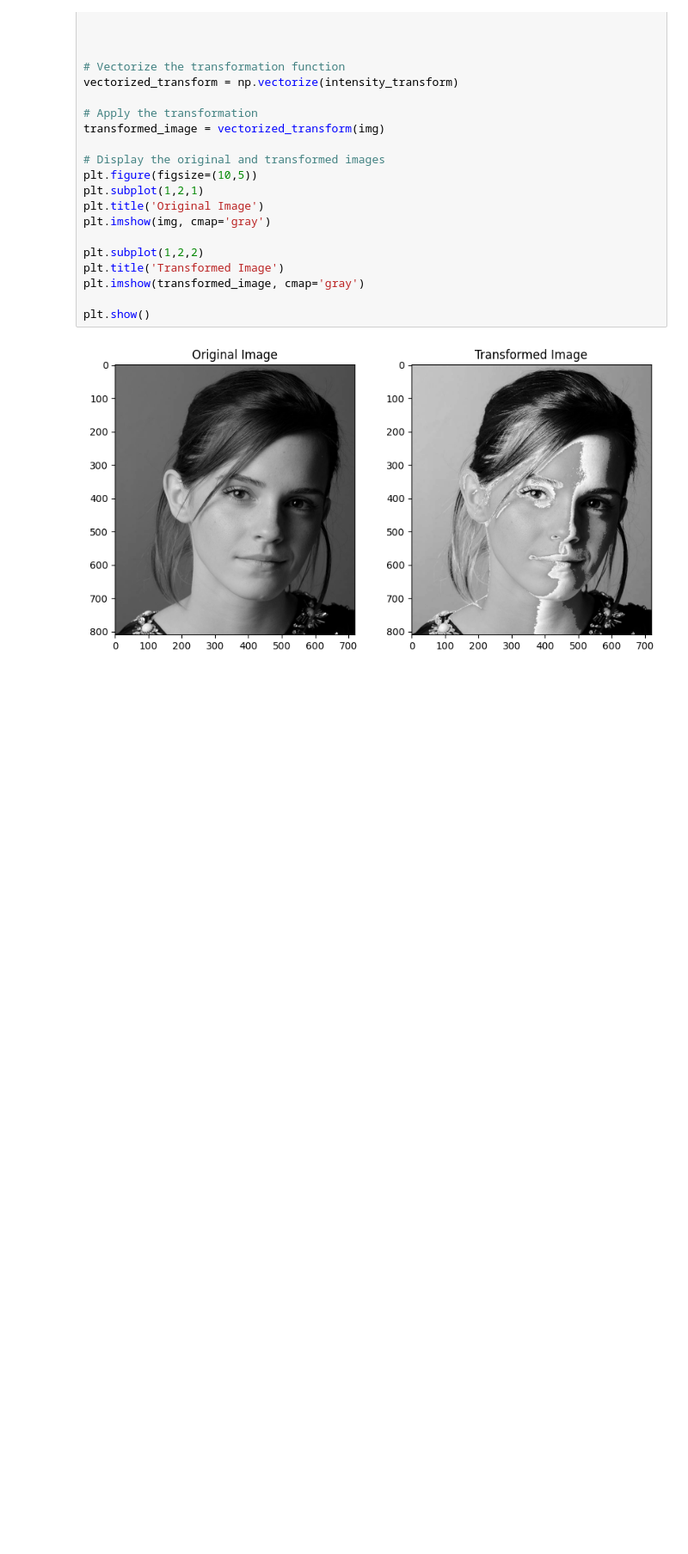
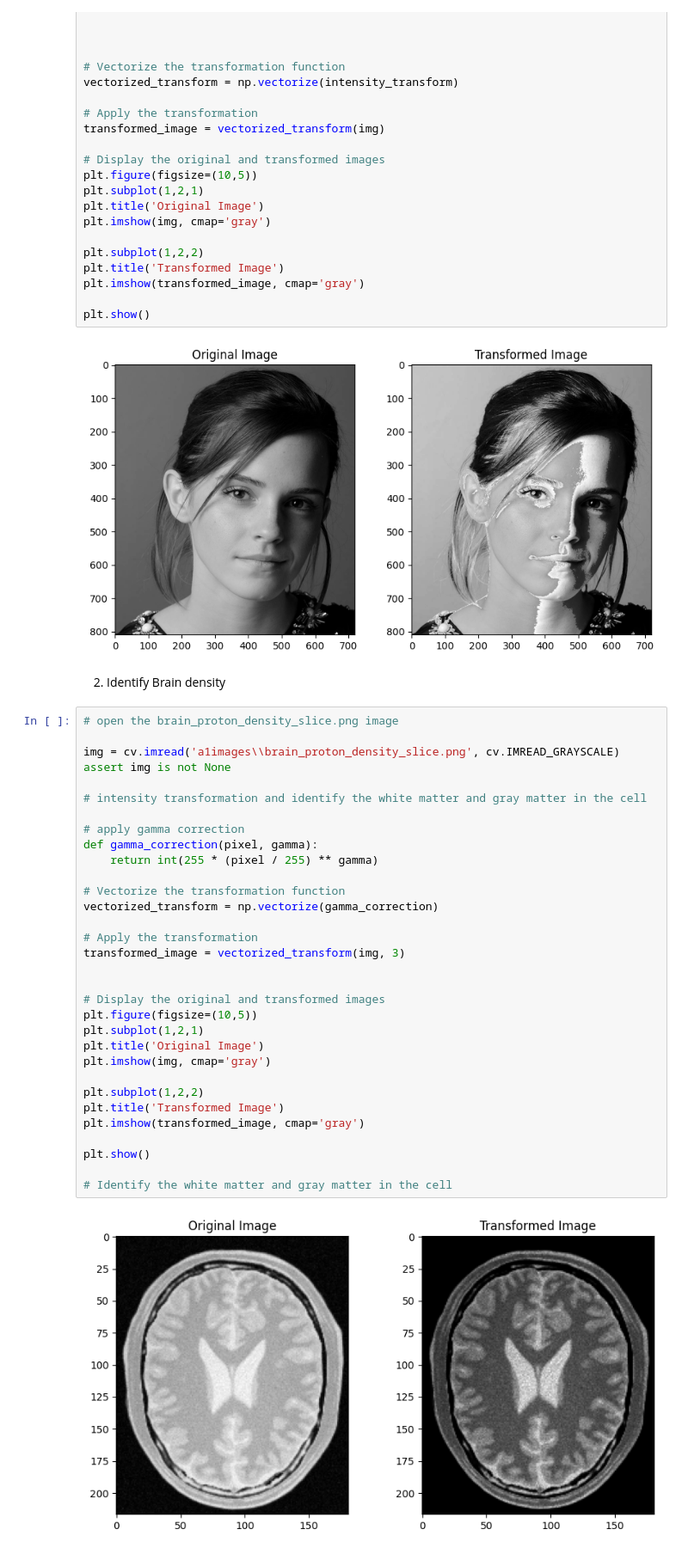
Before and after one commit to RPX2001/Assignment1_EN3160, a Jupyter notebook: 210451U_Assignment1.ipynb, the cells around one changed output. Shown: that part at 86% size. Drawn from its saved outputs; the diff is of its cells as text; blank space fills up the shorter version.

Commit message:
gamma correction for brain cells

```diff
--- a/210451U_Assignment1.ipynb
+++ b/210451U_Assignment1.ipynb
@@ -42,3 +42,39 @@ plt.imshow(transformed_image, cmap='gray')
 plt.show()
 # %% [output]
 [figure]
+# %% [markdown]
+2. Identify Brain density
+# %%
+# open the brain_proton_density_slice.png image
+
+img = cv.imread('a1images\\brain_proton_density_slice.png', cv.IMREAD_GRAYSCALE)
+assert img is not None
+
+# intensity transformation and identify the white matter and gray matter in the cell
+
+# apply gamma correction
+def gamma_correction(pixel, gamma):
+    return int(255 * (pixel / 255) ** gamma)
+
+# Vectorize the transformation function
+vectorized_transform = np.vectorize(gamma_correction)
+
+# Apply the transformation
+transformed_image = vectorized_transform(img, 3)
+
+
+# Display the original and transformed images
+plt.figure(figsize=(10,5))
+plt.subplot(1,2,1)
+plt.title('Original Image')
+plt.imshow(img, cmap='gray')
+
+plt.subplot(1,2,2)
+plt.title('Transformed Image')
+plt.imshow(transformed_image, cmap='gray')
+
+plt.show()
+
+# Identify the white matter and gray matter in the cell
+# %% [output]
+[figure, added]
```
Also changed, not shown: 2 other files.
